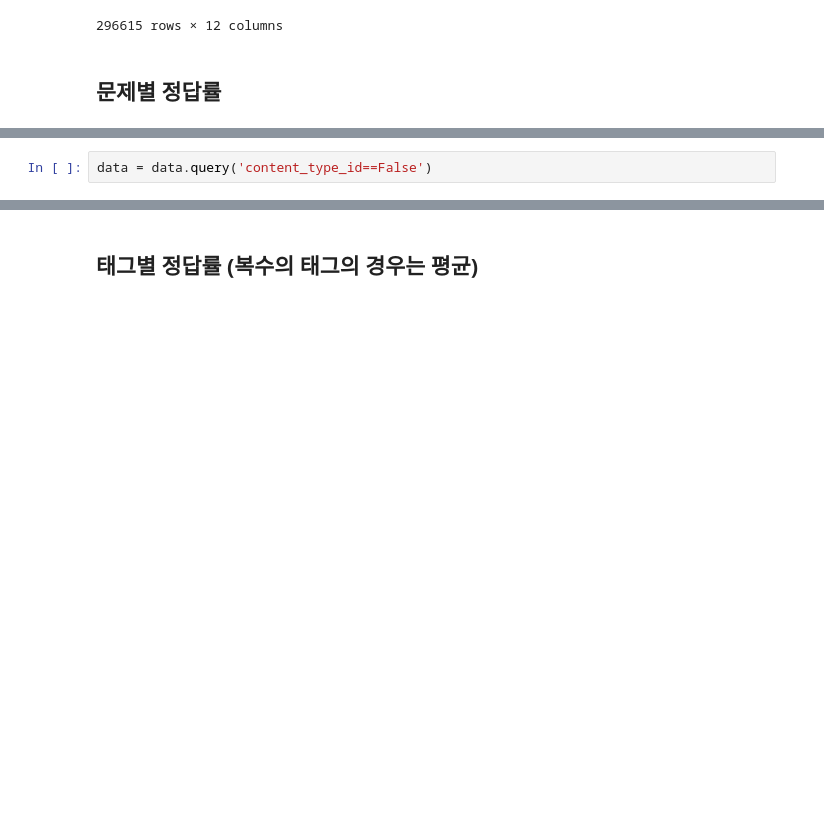
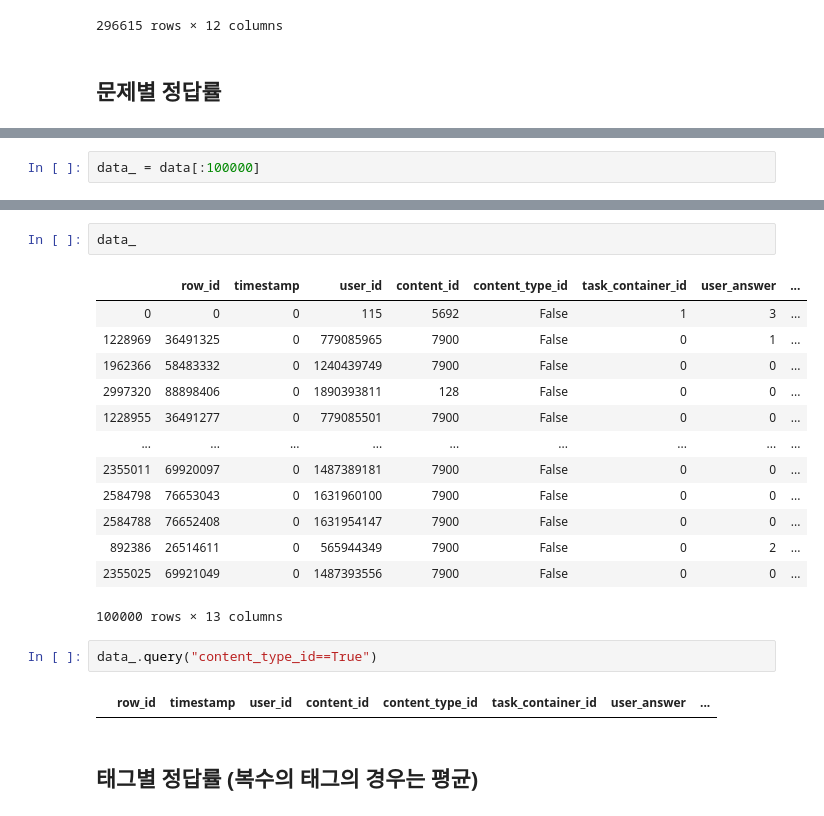
Before and after one commit to venzino-han/kaggle_riiid, a Jupyter notebook: FeatureExtraction.ipynb, the cells around one changed output, grey strips where cells are left out. Saved outputs shown, nothing was run; the diff lists cells and outputs as text; blank space fills up the shorter version.

```diff
--- a/FeatureExtraction.ipynb
+++ b/FeatureExtraction.ipynb
@@ -219,3 +259 @@ data
 3410112 rows × 10 columns
-# %%
-data = data.query('content_type_id==False')
@@ -238,3 +260,5 @@ data
+# %%
+data_ = data[:100000]
 # %%
 ## 문제의 정답률을 시점별로 정리
 '''
@@ -287,2 +324,22 @@ def addAccumulateCountDiff(df, w):
+# %%
+data_
+# %% [output]
+|  | row_id | timestamp | user_id | content_id | content_type_id | task_container_id | user_answer | ... |
+| 0 | 0 | 0 | 115 | 5692 | False | 1 | 3 | ... |
+| 1228969 | 36491325 | 0 | 779085965 | 7900 | False | 0 | 1 | ... |
+| 1962366 | 58483332 | 0 | 1240439749 | 7900 | False | 0 | 0 | ... |
+| 2997320 | 88898406 | 0 | 1890393811 | 128 | False | 0 | 0 | ... |
+| 1228955 | 36491277 | 0 | 779085501 | 7900 | False | 0 | 0 | ... |
+| ... | ... | ... | ... | ... | ... | ... | ... | ... |
+| 2355011 | 69920097 | 0 | 1487389181 | 7900 | False | 0 | 0 | ... |
+| 2584798 | 76653043 | 0 | 1631960100 | 7900 | False | 0 | 0 | ... |
+| 2584788 | 76652408 | 0 | 1631954147 | 7900 | False | 0 | 0 | ... |
+| 892386 | 26514611 | 0 | 565944349 | 7900 | False | 0 | 2 | ... |
+| 2355025 | 69921049 | 0 | 1487393556 | 7900 | False | 0 | 0 | ... |
+100000 rows × 13 columns
+# %%
+data_.query("content_type_id==True")
+# %% [output]
+|  | row_id | timestamp | user_id | content_id | content_type_id | task_container_id | user_answer | ... |
 # %% [markdown]
 ## 태그별 정답률 (복수의 태그의 경우는 평균)
```
Also changed, not shown: parts of 12 cells of this notebook, 1 other file.
